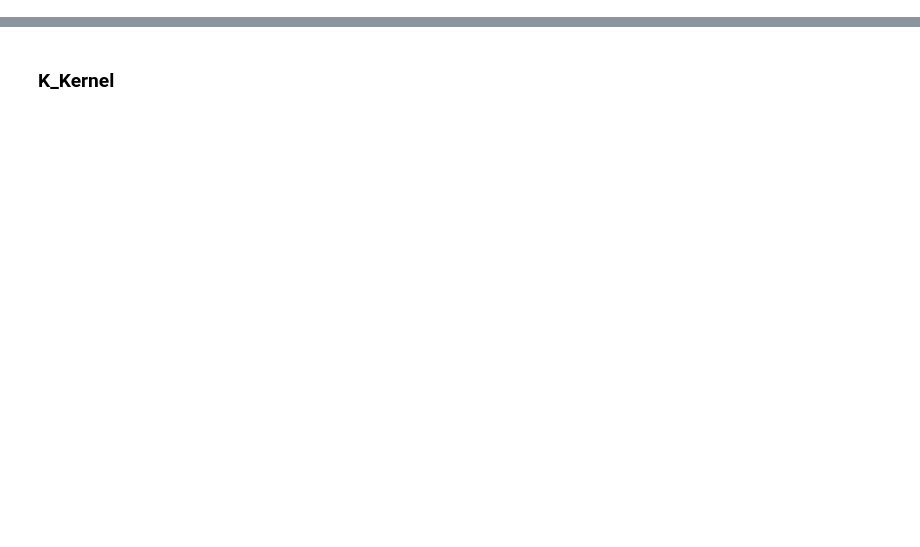
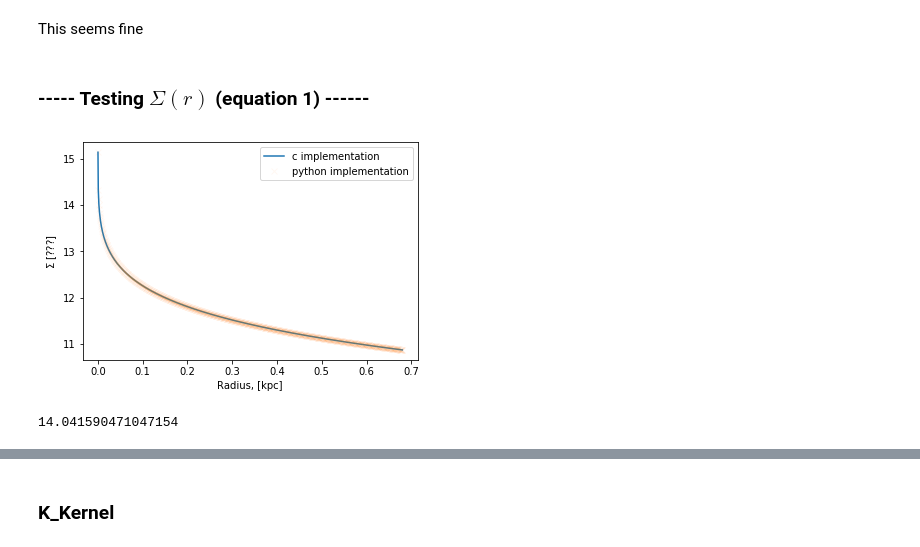
Before and after one commit to ChrisMarsden833/VelocityDispersion, a Jupyter notebook: lib/Library Testing.ipynb, the cells around one changed output, grey strips where cells are left out. Cells and saved outputs as stored; diff of their text form; code cells hidden in the pictures; blank space fills up the shorter version.

```diff
--- a/lib/Library Testing.ipynb
+++ b/lib/Library Testing.ipynb
@@ -52,0 +69,43 @@ plt.show()
+# %% [markdown]
+This seems fine
+# %% [markdown]
+### ----- Testing $\Sigma(r)$ (equation 1) ------
+# %%
+# Store for results
+R = 0.00001
+r_range, spacing = np.linspace(R, half_light_radius, 1000, retstep = True)
+
+res_store_c = np.zeros_like(r_range)
+
+# Tell ctypes what to expect
+ibc.sersic_profile.argtypes = [ctypes.c_float,
+                               ctypes.c_float,
+                               ctypes.c_float,
+                               ctypes.c_float]
+
+ibc.sersic_profile.restype = ctypes.c_float
+
+# Ctypes implementation
+for i, r in enumerate(r_range):
+     res_store_c[i] = ibc.sersic_profile(float(r), float(Sersic_Index), float(half_light_radius), float(stellar_mass))
+
+# Pythonic Implementation
+def sersic_profile(radius, sersic_index, half_light_radius, stellar_mass):
+    bn = 2*sersic_index - 1/3 + 0.009876/sersic_index
+    prefactor = stellar_mass /(np.pi * half_light_radius**2)
+    return prefactor * np.exp(-bn * ((radius/half_light_radius)**(1/sersic_index) -1 ))
+
+
+plt.figure()
+plt.plot(r_range, np.log10(res_store_c), label = "c implementation")
+plt.plot(r_range, np.log10(sersic_profile(r_range, Sersic_Index, half_light_radius, stellar_mass)), 'x', alpha = 0.05, label = "python implementation")
+plt.xlabel("Radius, [kpc]")
+plt.ylabel("$\Sigma$ [???]")
+
+plt.legend()
+plt.show()
+
+print(np.log10(np.sum(res_store_c * r_range)))
+# %% [output]
+[figure, added]
+14.041590471047154
```
Also changed, not shown: parts of 37 cells of this notebook, 16 other files.
